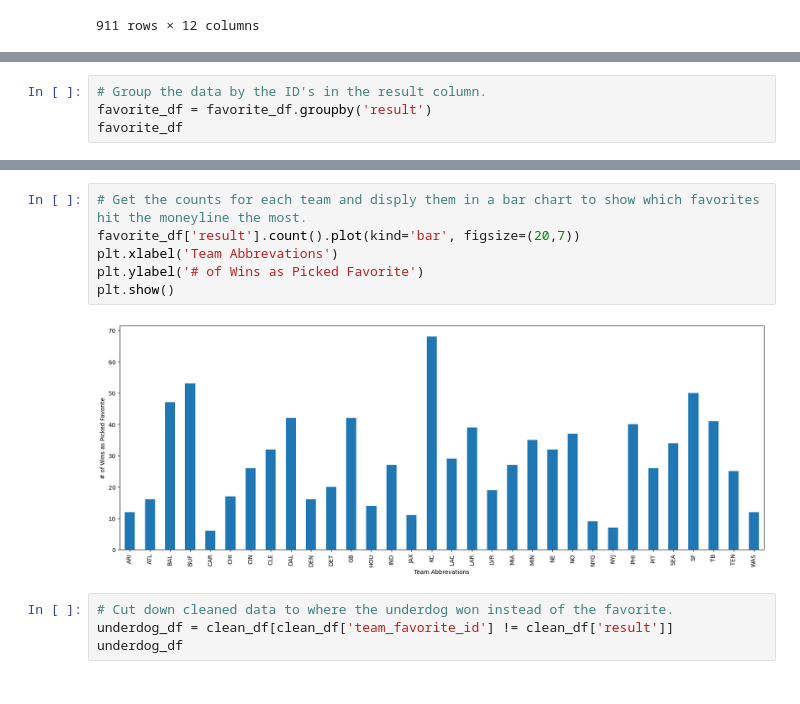
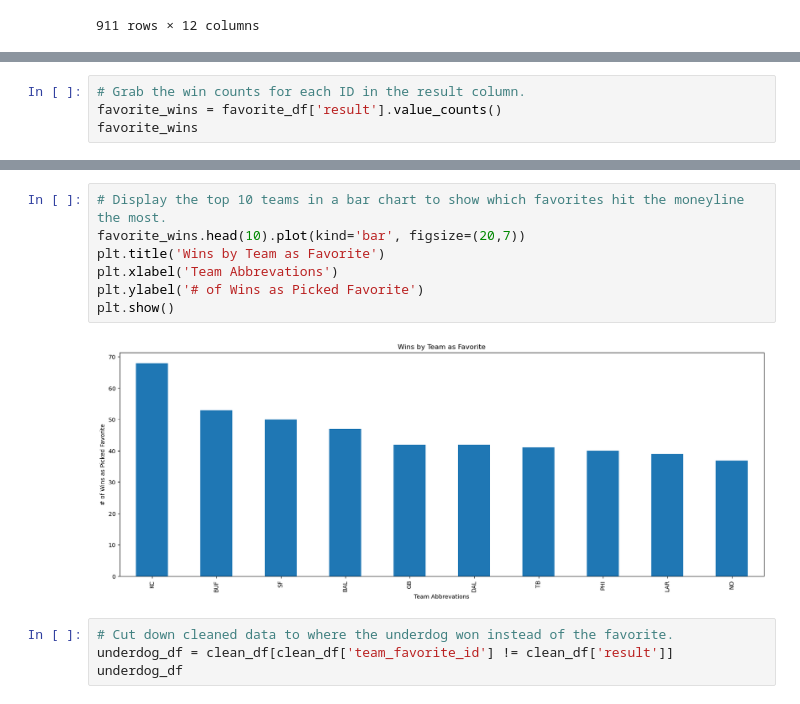
Before and after one commit to tarsian/Group_1-Project_1, a Jupyter notebook: NFL Betting/Skylor_Notebook.ipynb, the cells around one changed output, grey strips where cells are left out. Saved outputs shown, nothing was run; the diff lists cells and outputs as text.

```diff
--- a/NFL Betting/Skylor_Notebook.ipynb
+++ b/NFL Betting/Skylor_Notebook.ipynb
@@ -189,5 +207,5 @@ favorite_df
 # %%
-# Group the data by the ID's in the result column.
-favorite_df = favorite_df.groupby('result')
-favorite_df
+# Grab the win counts for each ID in the result column.
+favorite_wins = favorite_df['result'].value_counts()
+favorite_wins
 # %% [output]
@@ -195,11 +229,12 @@ favorite_df
 # %%
-# Get the counts for each team and disply them in a bar chart to show which favorites hit the moneyline the most.
-favorite_df['result'].count().plot(kind='bar', figsize=(20,7))
+# Display the top 10 teams in a bar chart to show which favorites hit the moneyline the most.
+favorite_wins.head(10).plot(kind='bar', figsize=(20,7))
+plt.title('Wins by Team as Favorite')
 plt.xlabel('Team Abbrevations')
 plt.ylabel('# of Wins as Picked Favorite')
 plt.show()
 # %% [output]
-[figure, old version]
+[figure, new version]
 # %%
 # Cut down cleaned data to where the underdog won instead of the favorite.
 underdog_df = clean_df[clean_df['team_favorite_id'] != clean_df['result']]
```
Also changed, not shown: parts of 15 cells of this notebook.
